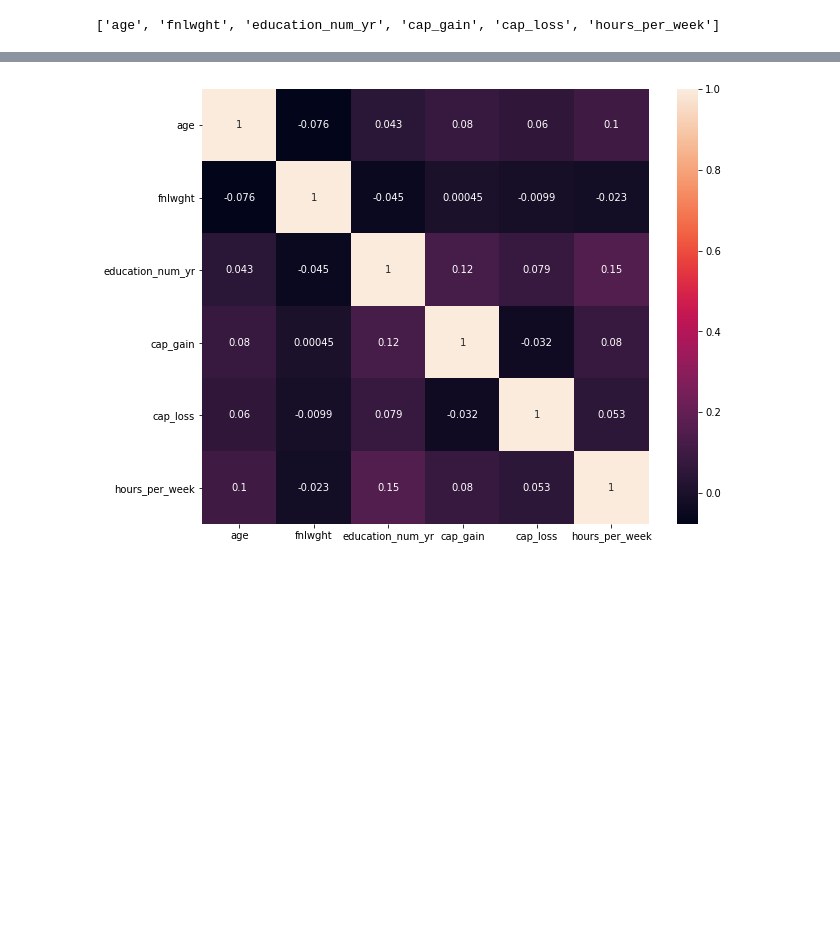
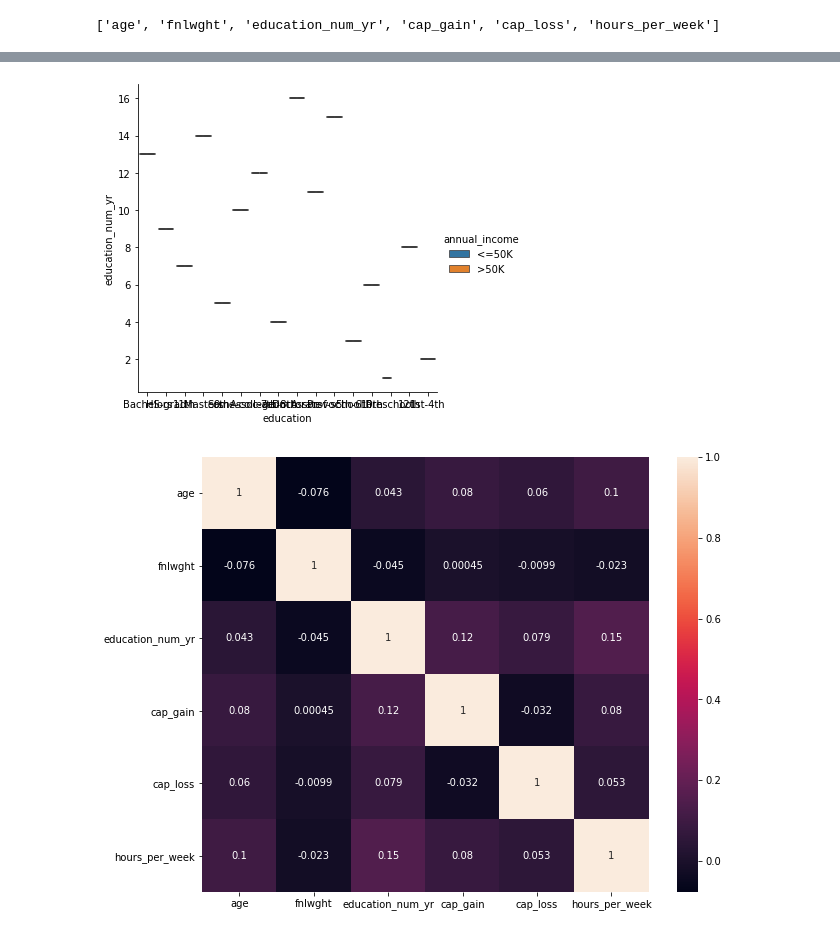
Before and after one commit to andrewmejia600/MSDS7331, a Jupyter notebook: Lab_1_95_census_data.ipynb, the cells around one changed output, grey strips where cells are left out. Drawn from its saved outputs; the diff is of its cells as text; code cells hidden in the pictures; blank space fills up the shorter version.

```diff
--- a/Lab_1_95_census_data.ipynb
+++ b/Lab_1_95_census_data.ipynb
@@ -465,3 +470,13 @@ sns.pairplot(continous_feat_jitter,hue = 'annual_income', height=2)
+# %%
+#https://seaborn.pydata.org/tutorial/categorical.html
+n, m = 100, 100
+
+with mpl.rc_context():
+    mpl.rc("figure", figsize=(n,m))
+    sns.catplot(x="education", y="education_num_yr", kind='box', hue = 'annual_income', data=raw_census_95_data)
+    plt.show()
+# %% [output]
+[figure, added]
 # %%
 # This heatmap shows the Correlation between the different variables
 plt.rcParams['figure.figsize'] = [10,8]
```
Also changed, not shown: parts of 11 cells of this notebook.
